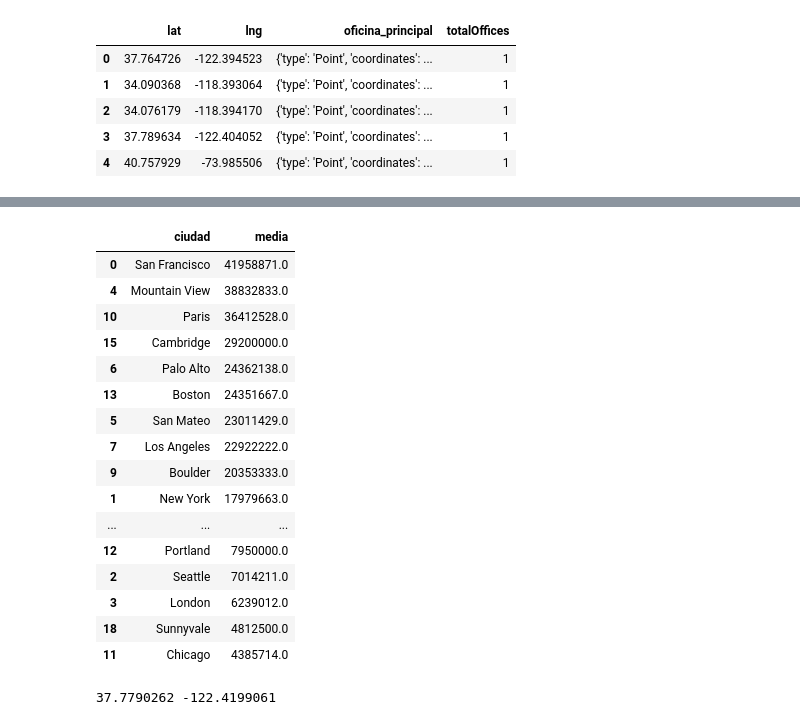
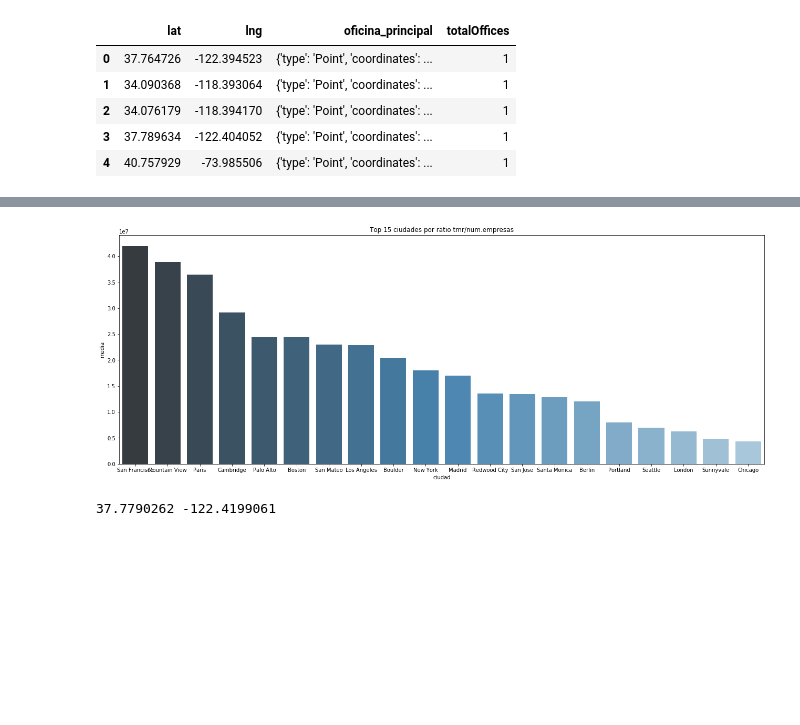
Before and after one commit to Pacoanes/find_my_office, a Jupyter notebook: Extraer.ipynb, the cells around one changed output, grey strips where cells are left out. Drawn from its saved outputs; the diff is of its cells as text; code cells hidden in the pictures; blank space fills up the shorter version.

```diff
--- a/Extraer.ipynb
+++ b/Extraer.ipynb
@@ -232,27 +208,14 @@ print(res)
 ciudad_media=pd.DataFrame()
 ciudad_media["ciudad"]=lista_paises
 ciudad_media["media"]=res
-# %%
-ciudad_media=ciudad_media.sort_values(["media"], ascending=False)
-ciudad_media
-# %% [output]
-|  | ciudad | media |
-| 0 | San Francisco | 41958871.0 |
-| 4 | Mountain View | 38832833.0 |
-| 10 | Paris | 36412528.0 |
-| 15 | Cambridge | 29200000.0 |
-| 6 | Palo Alto | 24362138.0 |
-| 13 | Boston | 24351667.0 |
-| 5 | San Mateo | 23011429.0 |
-| 7 | Los Angeles | 22922222.0 |
-| 9 | Boulder | 20353333.0 |
-| 1 | New York | 17979663.0 |
-| ... | ... | ... |
-| 12 | Portland | 7950000.0 |
-| 2 | Seattle | 7014211.0 |
-| 3 | London | 6239012.0 |
-| 18 | Sunnyvale | 4812500.0 |
-| 11 | Chicago | 4385714.0 |
+# %%
+ciudad_media=ciudad_media.sort_values(["media"], ascending=False)
+plt.subplots(figsize=(22,8))
+sns.barplot(ciudad_media["ciudad"],ciudad_media["media"],palette='Blues_d')
+plt.title('Top 15 ciudades por ratio tmr/num.empresas')
+plt.savefig('paises.png')
+# %% [output]
+[figure, added]
 # %%
 ciudas=ciudad_media.ciudad[0]
 
```
Also changed, not shown: parts of 12 cells of this notebook.
